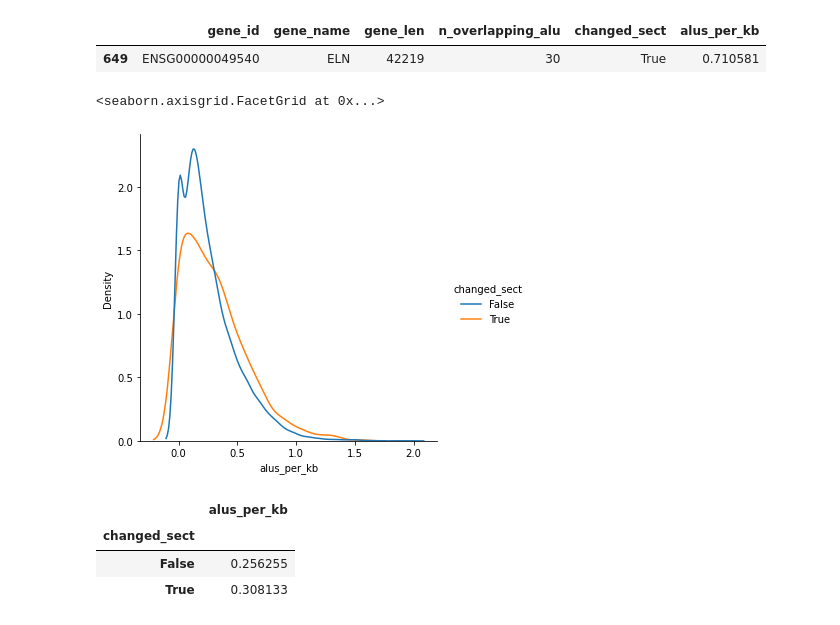
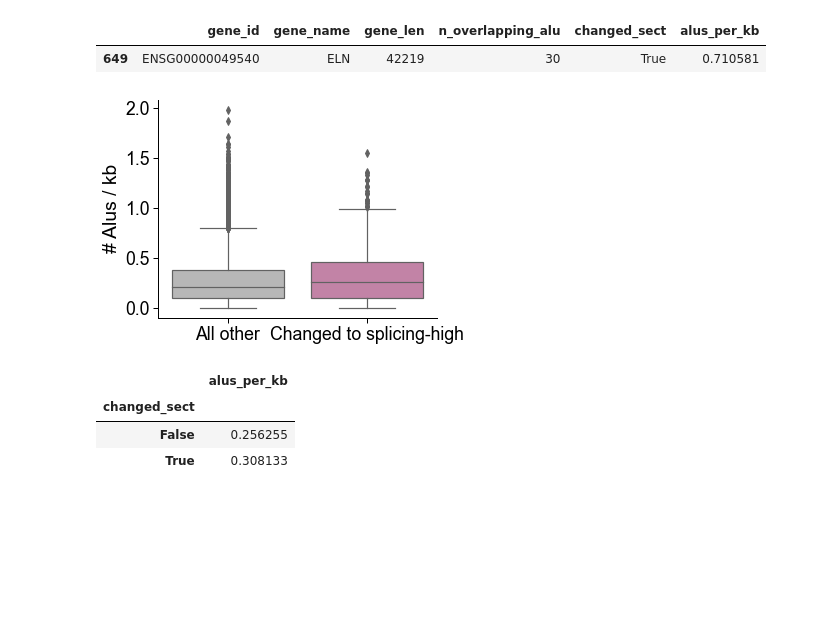
Before and after one commit to fairliereese/paper_rnawg, a Jupyter notebook: figures_revisions/revisions/alu_check.ipynb, the cells around one changed output. Saved outputs shown, nothing was run; the diff lists cells and outputs as text; code cells hidden in the pictures; blank space fills up the shorter version.

```diff
--- a/figures_revisions/revisions/alu_check.ipynb
+++ b/figures_revisions/revisions/alu_check.ipynb
@@ -253,7 +258,26 @@ temp2.loc[temp2.gene_name=='ELN']
 |  | gene_id | gene_name | gene_len | n_overlapping_alu | changed_sect | alus_per_kb |
 | 649 | ENSG00000049540 | ELN | 42219 | 30 | True | 0.710581 |
 # %%
-sns.displot(temp2, x='alus_per_kb', hue='changed_sect', kind='kde', common_norm=False)
+sns.set_context('paper', font_scale=2)
+plt.figure(figsize=(5,4))
+mpl.rcParams['font.family'] = 'Arial'
+mpl.rcParams['pdf.fonttype'] = 42
+c_dict, order = get_sector_colors()
+new_c_dict = {'Changed to splicing-high': c_dict['splicing'],
+             'All other':  c_dict['mixed']}
+d2 = {True: 'Changed to splicing-high',
+      False: 'All other'}
+temp2['gene_status'] = temp2.changed_sect.map(d2)
+# ax = sns.displot(temp2, x='alus_per_kb', hue='gene_status',
+#                  palette=new_c_dict,
+#                  kind='kde', common_norm=False,
+#                 linewidth=3)
+ax = sns.boxplot(temp2, y='alus_per_kb', x='gene_status',
+                 palette=new_c_dict)
+ax.set(xlabel='', ylabel='# Alus / kb')
+ax.spines['right'].set_visible(False)
+ax.spines['top'].set_visible(False)
+
+plt.savefig('figures/alus_human_mouses.pdf', dpi=500, bbox_inches='tight')
 # %% [output]
-<seaborn.axisgrid.FacetGrid at 0x...>
-[figure, old version]
+[figure, new version]
```
Also changed, not shown: parts of 54 cells of this notebook, 10 other files.
